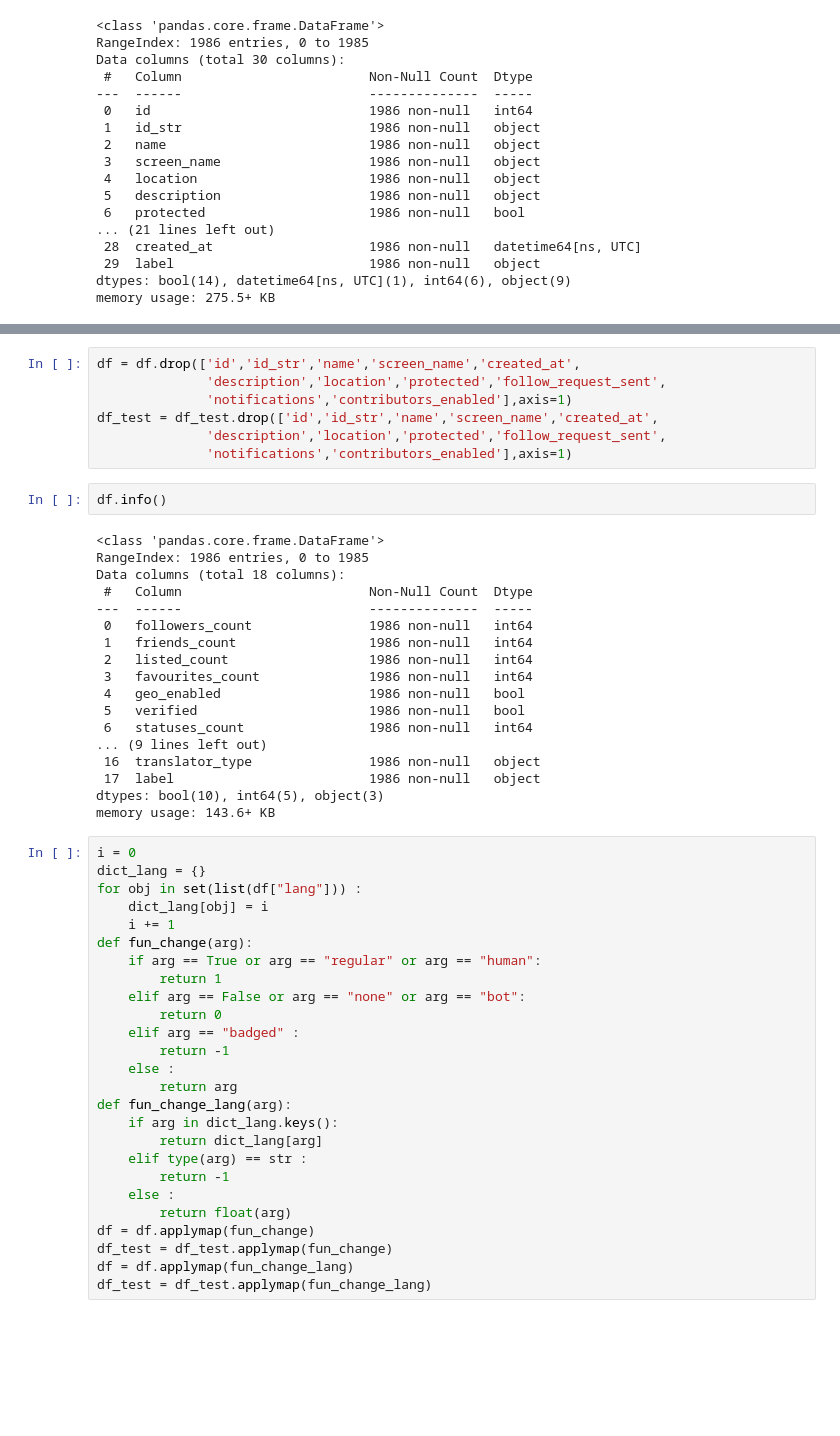
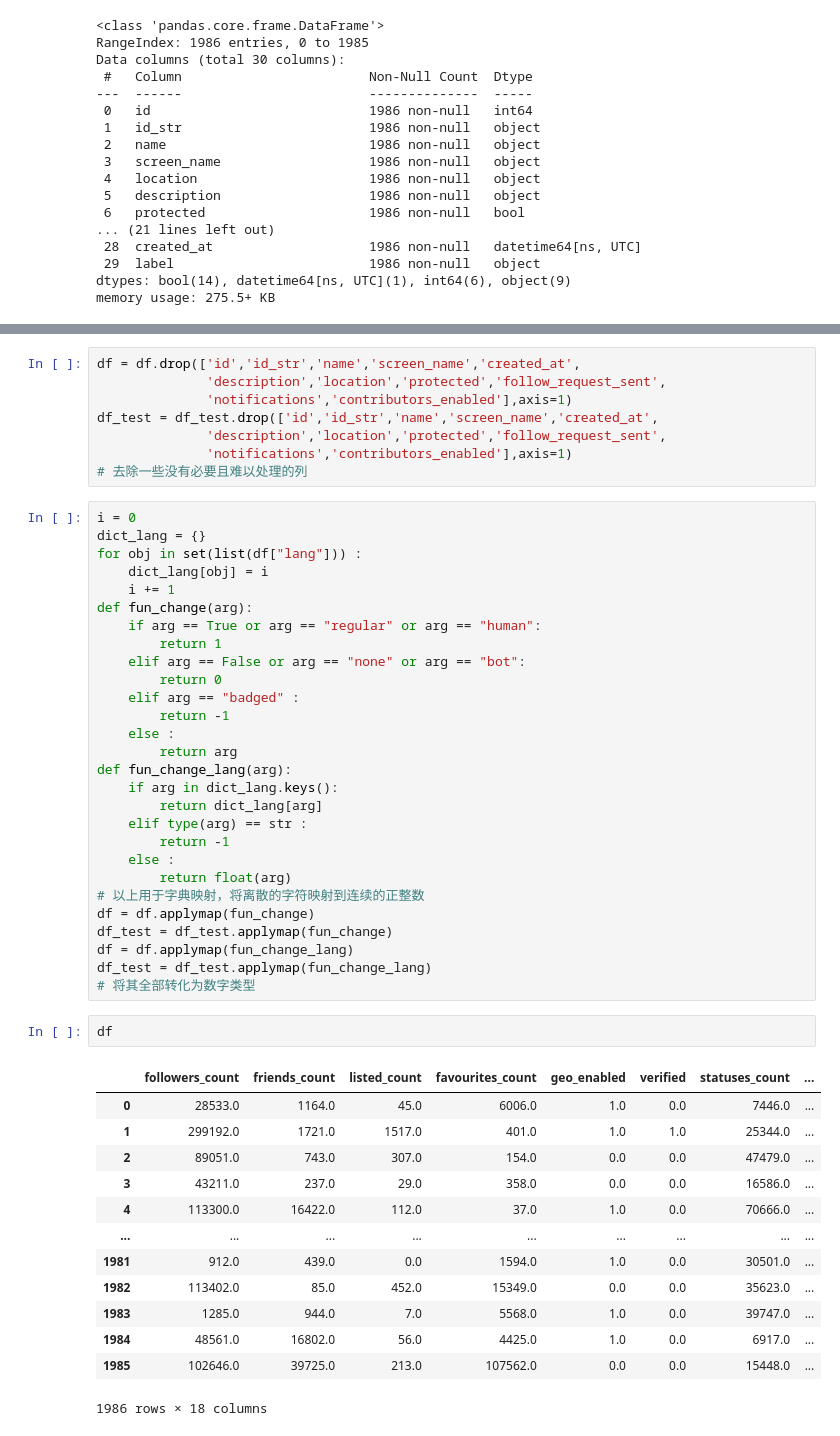
Before and after one commit to ustcchx/Machine-learning-code, a Jupyter notebook: lab5大杂烩/Untitled.ipynb, the cells around one changed output, grey strips where cells are left out. Drawn from its saved outputs; the diff is of its cells as text; blank space fills up the shorter version.

```diff
--- a/lab5大杂烩/Untitled.ipynb
+++ b/lab5大杂烩/Untitled.ipynb
@@ -91,26 +134,7 @@ df = df.drop(['id','id_str','name','screen_name','created_at',
 df_test = df_test.drop(['id','id_str','name','screen_name','created_at',
               'description','location','protected','follow_request_sent',
               'notifications','contributors_enabled'],axis=1)
+# 去除一些没有必要且难以处理的列
-# %%
-df.info()
-# %% [output]
-<class 'pandas.core.frame.DataFrame'>
-RangeIndex: 1986 entries, 0 to 1985
-Data columns (total 18 columns):
- #   Column                        Non-Null Count  Dtype
----  ------                        --------------  -----
- 0   followers_count               1986 non-null   int64
- 1   friends_count                 1986 non-null   int64
- 2   listed_count                  1986 non-null   int64
- 3   favourites_count              1986 non-null   int64
- 4   geo_enabled                   1986 non-null   bool
- 5   verified                      1986 non-null   bool
- 6   statuses_count                1986 non-null   int64
-... (9 lines left out)
- 16  translator_type               1986 non-null   object
- 17  label                         1986 non-null   object
-dtypes: bool(10), int64(5), object(3)
-memory usage: 143.6+ KB
 # %%
 i = 0
 dict_lang = {}
@@ -133,7 +157,25 @@ def fun_change_lang(arg):
         return -1
     else :
         return float(arg)
+# 以上用于字典映射，将离散的字符映射到连续的正整数
 df = df.applymap(fun_change)
 df_test = df_test.applymap(fun_change)
 df = df.applymap(fun_change_lang)
 df_test = df_test.applymap(fun_change_lang)
+# 将其全部转化为数字类型
+# %%
+df
+# %% [output]
+|  | followers_count | friends_count | listed_count | favourites_count | geo_enabled | verified | statuses_count | ... |
+| 0 | 28533.0 | 1164.0 | 45.0 | 6006.0 | 1.0 | 0.0 | 7446.0 | ... |
+| 1 | 299192.0 | 1721.0 | 1517.0 | 401.0 | 1.0 | 1.0 | 25344.0 | ... |
+| 2 | 89051.0 | 743.0 | 307.0 | 154.0 | 0.0 | 0.0 | 47479.0 | ... |
+| 3 | 43211.0 | 237.0 | 29.0 | 358.0 | 0.0 | 0.0 | 16586.0 | ... |
+| 4 | 113300.0 | 16422.0 | 112.0 | 37.0 | 1.0 | 0.0 | 70666.0 | ... |
+| ... | ... | ... | ... | ... | ... | ... | ... | ... |
+| 1981 | 912.0 | 439.0 | 0.0 | 1594.0 | 1.0 | 0.0 | 30501.0 | ... |
+| 1982 | 113402.0 | 85.0 | 452.0 | 15349.0 | 0.0 | 0.0 | 35623.0 | ... |
+| 1983 | 1285.0 | 944.0 | 7.0 | 5568.0 | 1.0 | 0.0 | 39747.0 | ... |
+| 1984 | 48561.0 | 16802.0 | 56.0 | 4425.0 | 1.0 | 0.0 | 6917.0 | ... |
+| 1985 | 102646.0 | 39725.0 | 213.0 | 107562.0 | 0.0 | 0.0 | 15448.0 | ... |
+1986 rows × 18 columns
```
Also changed, not shown: parts of 45 cells of this notebook.
